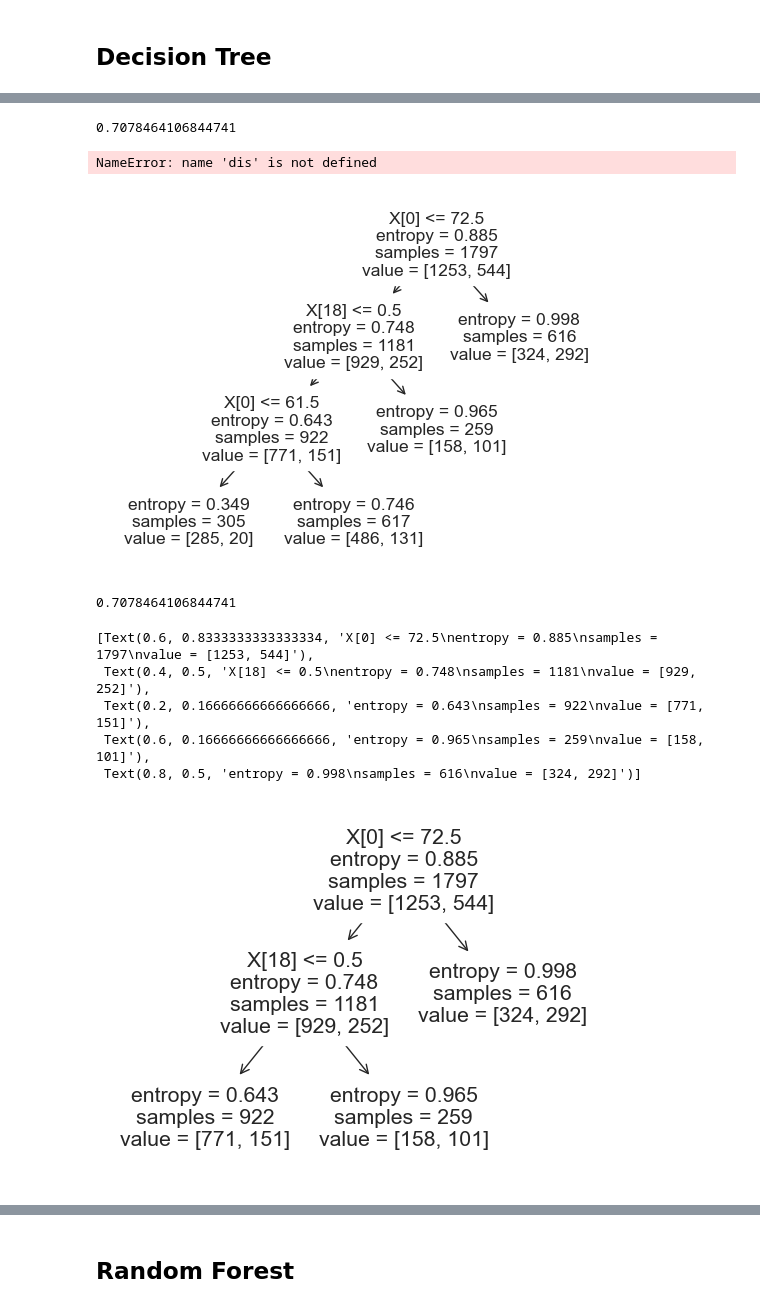
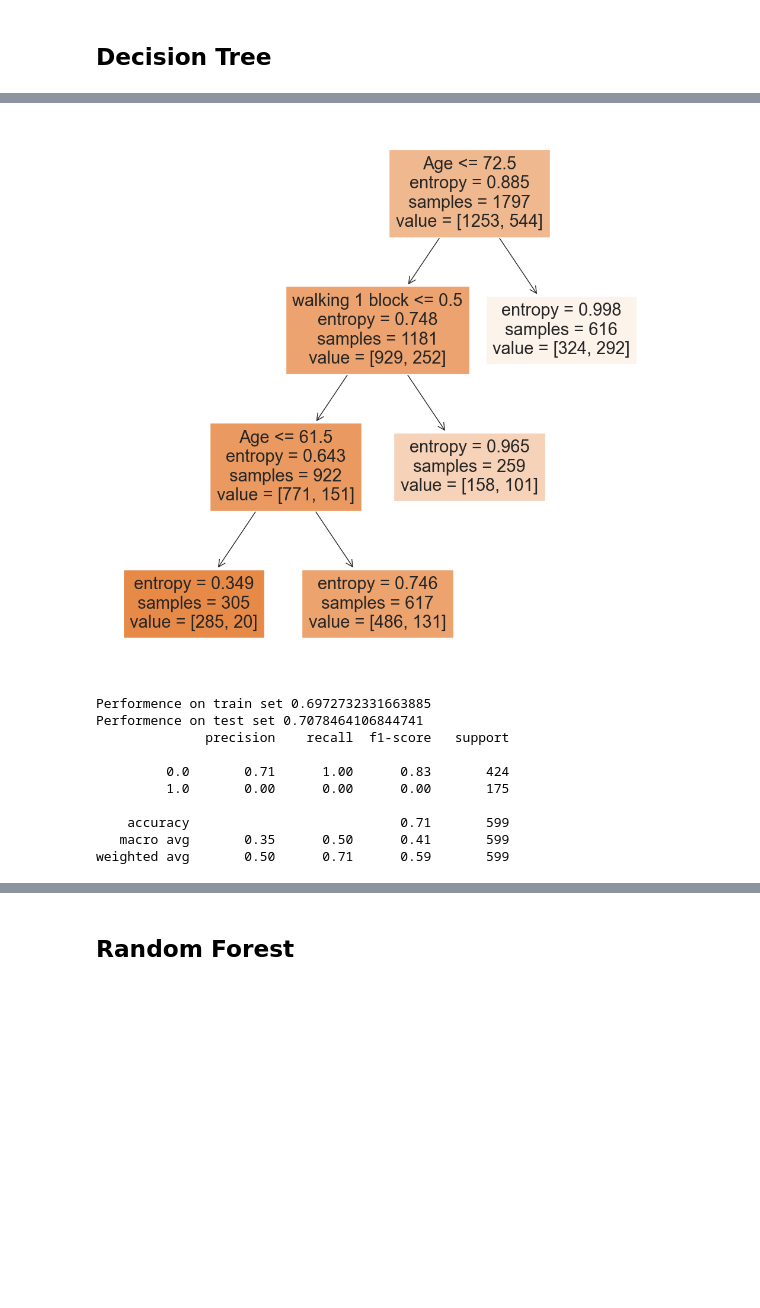
Before and after one commit to yiang-li/Predicting-Mortality-Machine-Learning, a Jupyter notebook: code_add_ana.ipynb, the cells around one changed output, grey strips where cells are left out. Saved outputs shown, nothing was run; the diff lists cells and outputs as text; code cells hidden in the pictures; blank space fills up the shorter version.

```diff
--- a/code_add_ana.ipynb
+++ b/code_add_ana.ipynb
@@ -136,23 +135,27 @@ sns.heatmap(data[columns].corr(), annot=True, cmap='RdYlGn', ax=ax);
 #减少不同model的variance，是pred更稳定，抵消缺点
 #
 
-data_nona = pd.read_csv('./data/save_df.csv')
+data_nona = pd.read_csv('./save_df.csv')
 seed = 42
 # %%
-
-data_x = data_nona[['w1AGE', 'w1SYSTOLIC_MEAN',
+data_x = data_nona[['w1WEIGHT_ADJ', 'w1AGE', 'w1SYSTOLIC_MEAN',
                     'w1BMI', 'w1HBA1C', 'w1CRP', 'w1dhea_mean',
                     'w1SMOKECIG', 'w1ALCOHOL', 'w1PHYSACT', 'w1HRSSLEEP',
                     'w1EDUC', 'w1HSASSETS_RECODE', 'w1married', 'w1raceblk',
                     'w1GENDER',
                     'w1PHYSHLTH', 'w1MNTLHLTH', 'w1CONDITNS_3', 'w1WALKBLK']]
-predictor_names = ['Age', 'Systolic BP', 'BMI', 'HbA1c', 'CRP', 'DHEA',
+predictor_names = ['Weight', 'Age', 'Systolic BP', 'BMI', 'HbA1c', 'CRP', 'DHEA',
                    'smoker', 'alcohol', 'physical activity', 'sleep',
                    'education', 'wealth', 'married', 'black race', 'gender',
                    'physical self-rated health', 'mental self-rated health',
                    'chronic conditions', 'walking 1 block']
+feature_names = ['Age', 'Systolic BP', 'BMI', 'HbA1c', 'CRP', 'DHEA',
+                 'smoker', 'alcohol', 'physical activity', 'sleep',
+                 'education', 'wealth', 'married', 'black race', 'gender',
+                 'physical self-rated health', 'mental self-rated health',
+                 'chronic conditions', 'walking 1 block']
 data_y = data_nona[['deceased']]
-
+data_x.columns = predictor_names
 # Then split into 60% training, 20% validation, and 20% testing
 X_train_v, X_test, y_train_v, y_test = train_test_split(data_x, data_y,
                                                         test_size=0.2,
@@ -162,3 +165,4 @@ X_train, X_val, y_train, y_val = train_test_split(X_train_v,
                                                   y_train_v,
                                                   test_size=0.25,
                                                   random_state=42)
+X_train
@@ -166,11 +184,16 @@ X_train, X_val, y_train, y_val = train_test_split(X_train_v,
 # BOTH PRE-PRUNING AND POST_PRUNING (PYTHON PACKAGES TO AUTOMATE THIS PROCESS)
 DT_clf = tree.DecisionTreeClassifier(random_state=seed, criterion="entropy", max_depth=None,
                                      min_impurity_decrease=0.01)
-DT_clf.fit(X_train, y_train)
-# save tree to iris.pdf
-dot_data = tree.export_graphviz(DT_clf, out_file=None,
-                                feature_names=predictor_names,
-                                class_names=['alive', 'deceased'])
-display(graphviz.Source(dot_data))
-print(metrics.accuracy_score(DT_clf.predict(X_test), y_test))
+DT_clf.fit(X_train.drop(columns='Weight', inplace=False), y_train)
+
+plt.figure(figsize=(12, 12))
+tree.plot_tree(DT_clf, filled=True, feature_names=feature_names)
+plt.show()
+
+print("Performence on train set",
+      metrics.accuracy_score(DT_clf.predict(X_train.drop(columns='Weight', inplace=False)), y_train))
+y_pred = pd.DataFrame(DT_clf.predict(X_test.drop(columns='Weight', inplace=False)), columns=["deceased"])
+print("Performence on test set", metrics.accuracy_score(y_pred, y_test))
+
+print(metrics.classification_report(y_test, y_pred))
 # %% [output]
@@ -178,17 +200,11 @@ print(metrics.accuracy_score(DT_clf.predict(X_test), y_test))
+[figure, new version]
-0.7078464106844741
+Performence on train set 0.6972732331663885
+Performence on test set 0.7078464106844741
+              precision    recall  f1-score   support
+
+         0.0       0.71      1.00      0.83       424
+         1.0       0.00      0.00      0.00       175
+
+    accuracy                           0.71       599
+   macro avg       0.35      0.50      0.41       599
+weighted avg       0.50      0.71      0.59       599
-NameError: name 'dis' is not defined
-[figure, old version]
-# %%
-DT_clf2 = tree.DecisionTreeClassifier(random_state=seed, criterion="entropy", max_depth=2,
-                                      min_impurity_decrease=0.01)
-DT_clf2.fit(X_train, y_train)
-print(metrics.accuracy_score(DT_clf2.predict(X_test), y_test))
-tree.plot_tree(DT_clf2)
-# %% [output]
-0.7078464106844741
-[Text(0.6, 0.8333333333333334, 'X[0] <= 72.5\nentropy = 0.885\nsamples = 1797\nvalue = [1253, 544]'),
- Text(0.4, 0.5, 'X[18] <= 0.5\nentropy = 0.748\nsamples = 1181\nvalue = [929, 252]'),
- Text(0.2, 0.16666666666666666, 'entropy = 0.643\nsamples = 922\nvalue = [771, 151]'),
- Text(0.6, 0.16666666666666666, 'entropy = 0.965\nsamples = 259\nvalue = [158, 101]'),
- Text(0.8, 0.5, 'entropy = 0.998\nsamples = 616\nvalue = [324, 292]')]
-[figure, removed]
```
Also changed, not shown: parts of 35 cells of this notebook, 1 other file.
